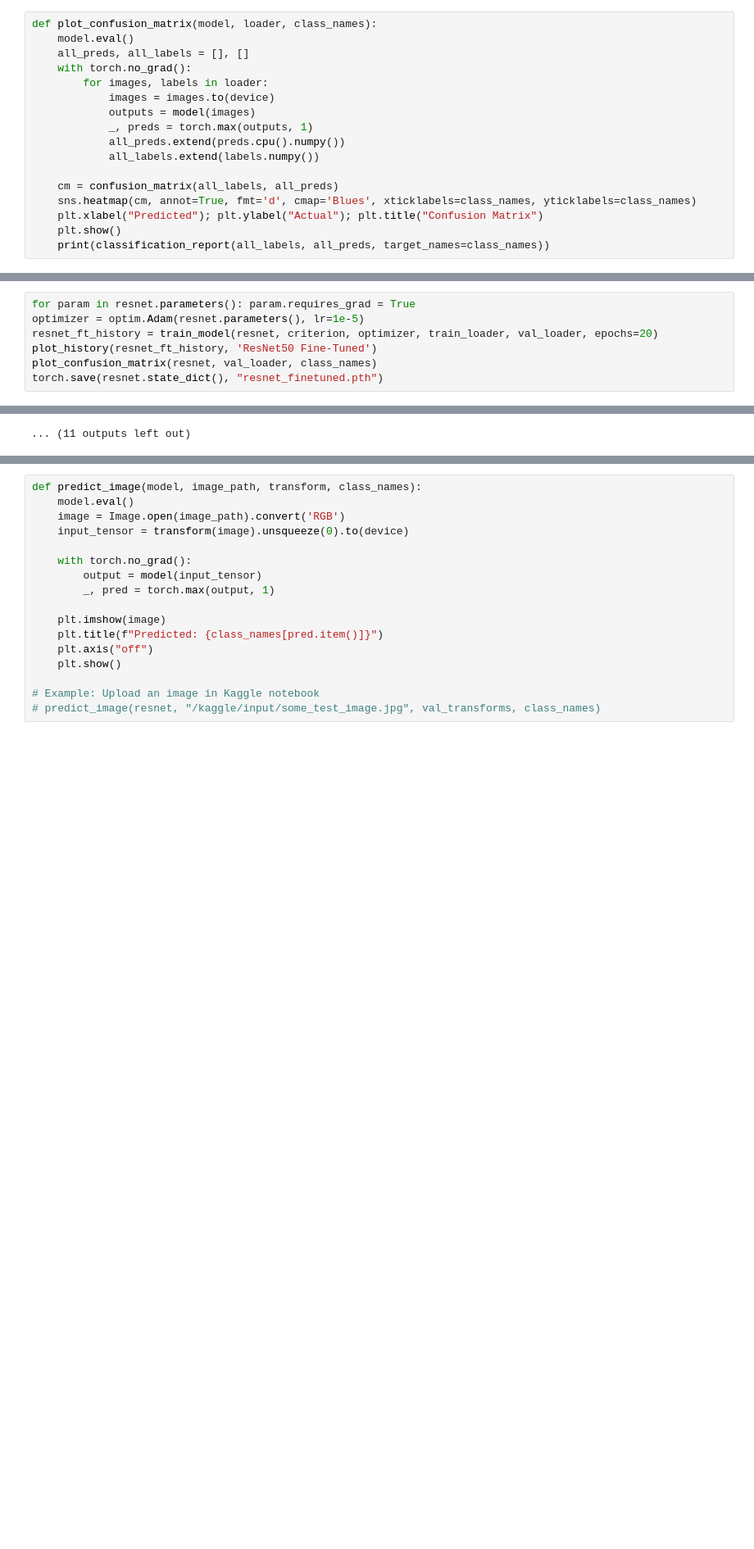
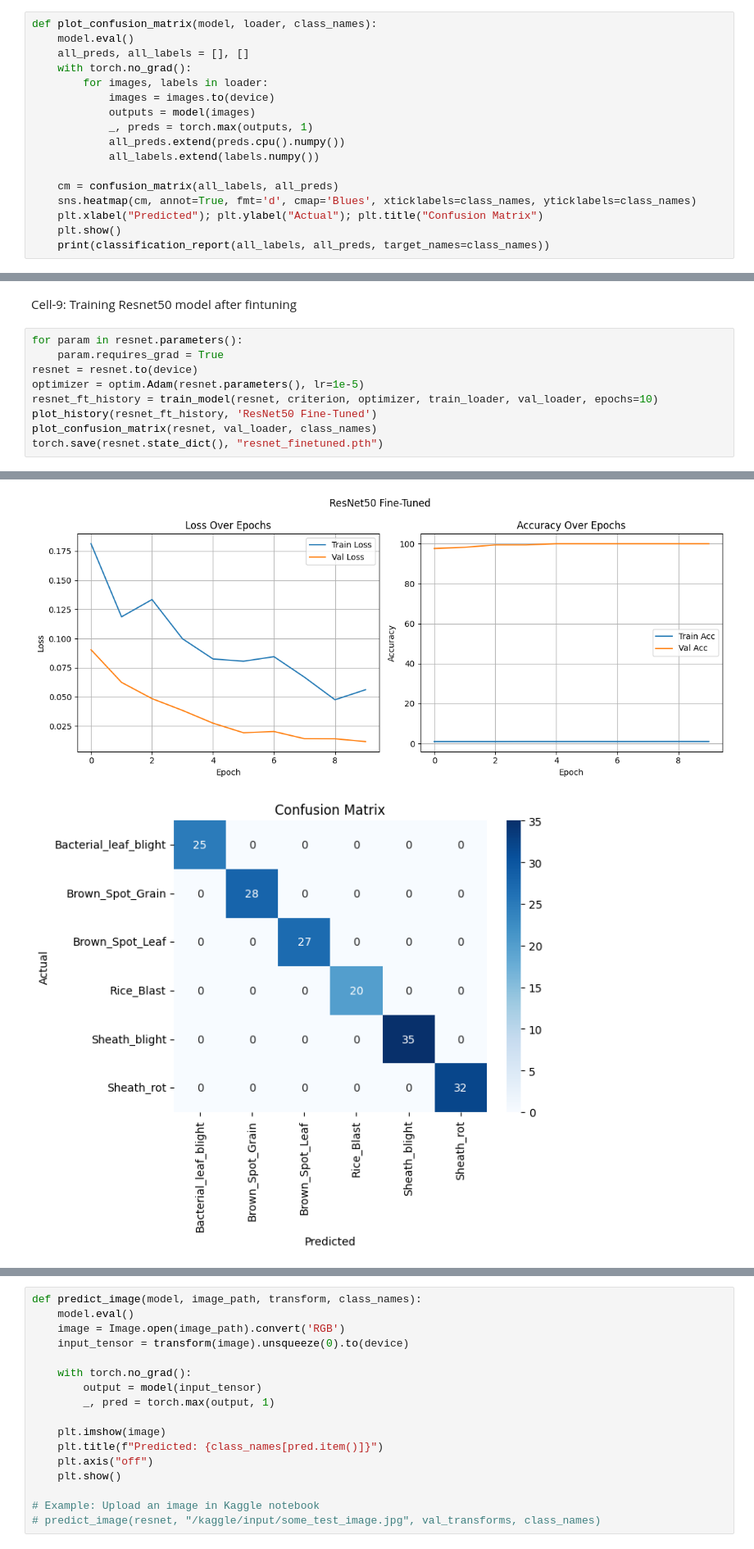
Before and after one commit to dev-kawser/FYDP-I, a Jupyter notebook: riceresq.ipynb, the cells around one changed output, grey strips where cells are left out. Shown at 82% size. Saved outputs shown, nothing was run; the diff lists cells and outputs as text; blank space fills up the shorter version.

```diff
--- a/riceresq.ipynb
+++ b/riceresq.ipynb
@@ -169,7 +267,11 @@ Epoch 11/20, Loss: 4.5674, Val Acc: 95.81%
+# %% [markdown]
+Cell-9: Training Resnet50 model after fintuning
 # %%
-for param in resnet.parameters(): param.requires_grad = True
+for param in resnet.parameters():
+    param.requires_grad = True
+resnet = resnet.to(device)
 optimizer = optim.Adam(resnet.parameters(), lr=1e-5)
-resnet_ft_history = train_model(resnet, criterion, optimizer, train_loader, val_loader, epochs=20)
+resnet_ft_history = train_model(resnet, criterion, optimizer, train_loader, val_loader, epochs=10)
 plot_history(resnet_ft_history, 'ResNet50 Fine-Tuned')
 plot_confusion_matrix(resnet, val_loader, class_names)
 torch.save(resnet.state_dict(), "resnet_finetuned.pth")
@@ -186,0 +289,2 @@ Epoch 10/20, Loss: 0.6826, Val Acc: 100.00%
+[figure, added]
+[figure, added]
@@ -189 +302,0 @@ Epoch 12/20, Loss: 0.8445, Val Acc: 100.00%
-... (11 outputs left out)
```
Also changed, not shown: parts of 28 cells of this notebook.
